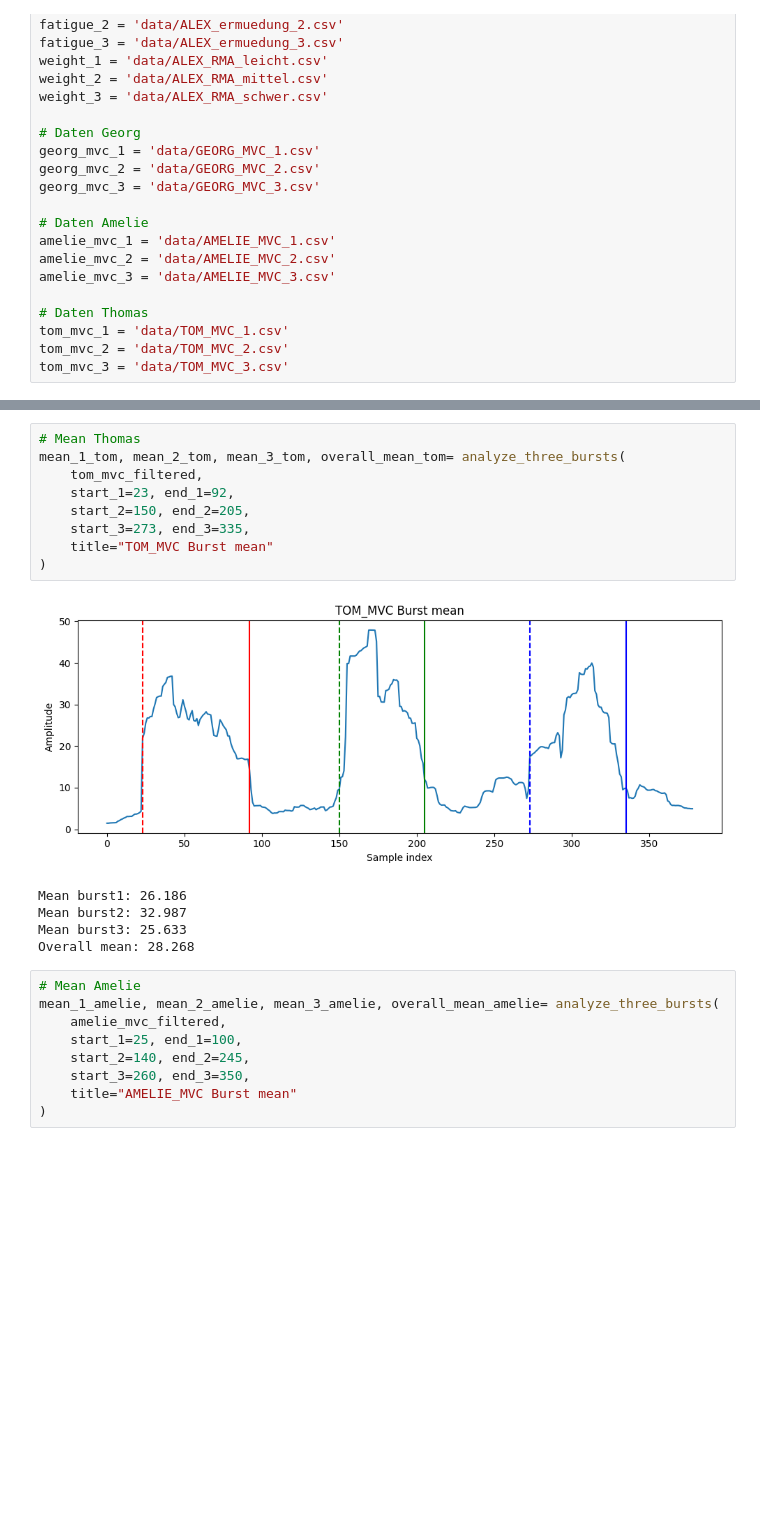
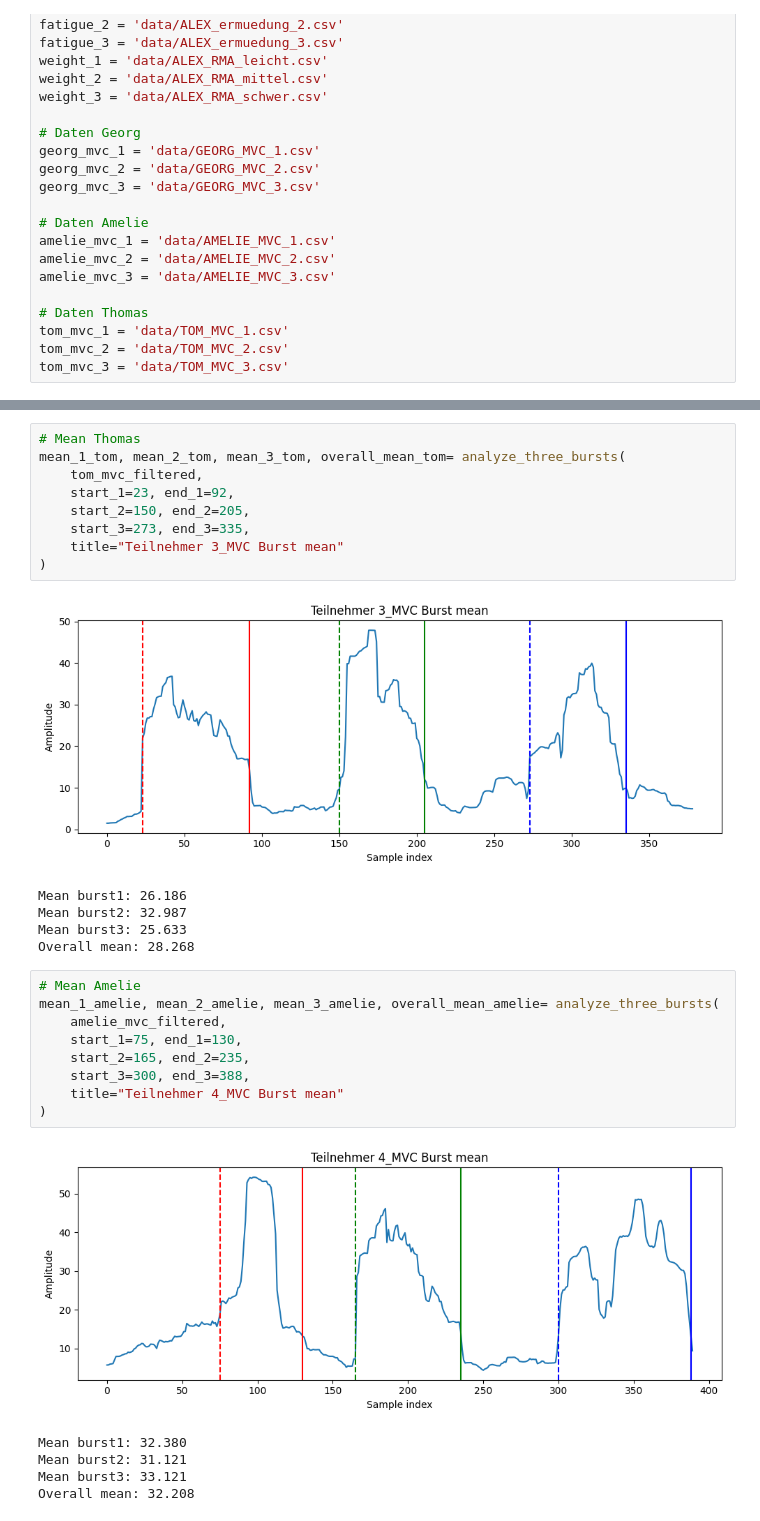
Before and after one commit to AlexKometer/Biosignalverarbeitung3, a Jupyter notebook: LAB_3_B_1.ipynb, the cells around one changed output, grey strips where cells are left out. Saved outputs shown, nothing was run; the diff lists cells and outputs as text; blank space fills up the shorter version.

```diff
--- a/LAB_3_B_1.ipynb
+++ b/LAB_3_B_1.ipynb
@@ -134,10 +133,10 @@ mean_1_tom, mean_2_tom, mean_3_tom, overall_mean_tom= analyze_three_bursts(
     start_1=23, end_1=92,
     start_2=150, end_2=205,
     start_3=273, end_3=335,
-    title="TOM_MVC Burst mean"
+    title="Teilnehmer 3_MVC Burst mean"
 )
 # %% [output]
-[figure, old version]
+[figure, new version]
 Mean burst1: 26.186
 Mean burst2: 32.987
 Mean burst3: 25.633
@@ -145,9 +144,15 @@ Overall mean: 28.268
 # %%
 # Mean Amelie
 mean_1_amelie, mean_2_amelie, mean_3_amelie, overall_mean_amelie= analyze_three_bursts(
     amelie_mvc_filtered,
-    start_1=25, end_1=100,
-    start_2=140, end_2=245,
-    start_3=260, end_3=350,
-    title="AMELIE_MVC Burst mean"
+    start_1=75, end_1=130,
+    start_2=165, end_2=235,
+    start_3=300, end_3=388,
+    title="Teilnehmer 4_MVC Burst mean"
 )
+# %% [output]
+[figure, added]
+Mean burst1: 32.380
+Mean burst2: 31.121
+Mean burst3: 33.121
+Overall mean: 32.208
```
Also changed, not shown: parts of 5 cells of this notebook, 3 other files.
